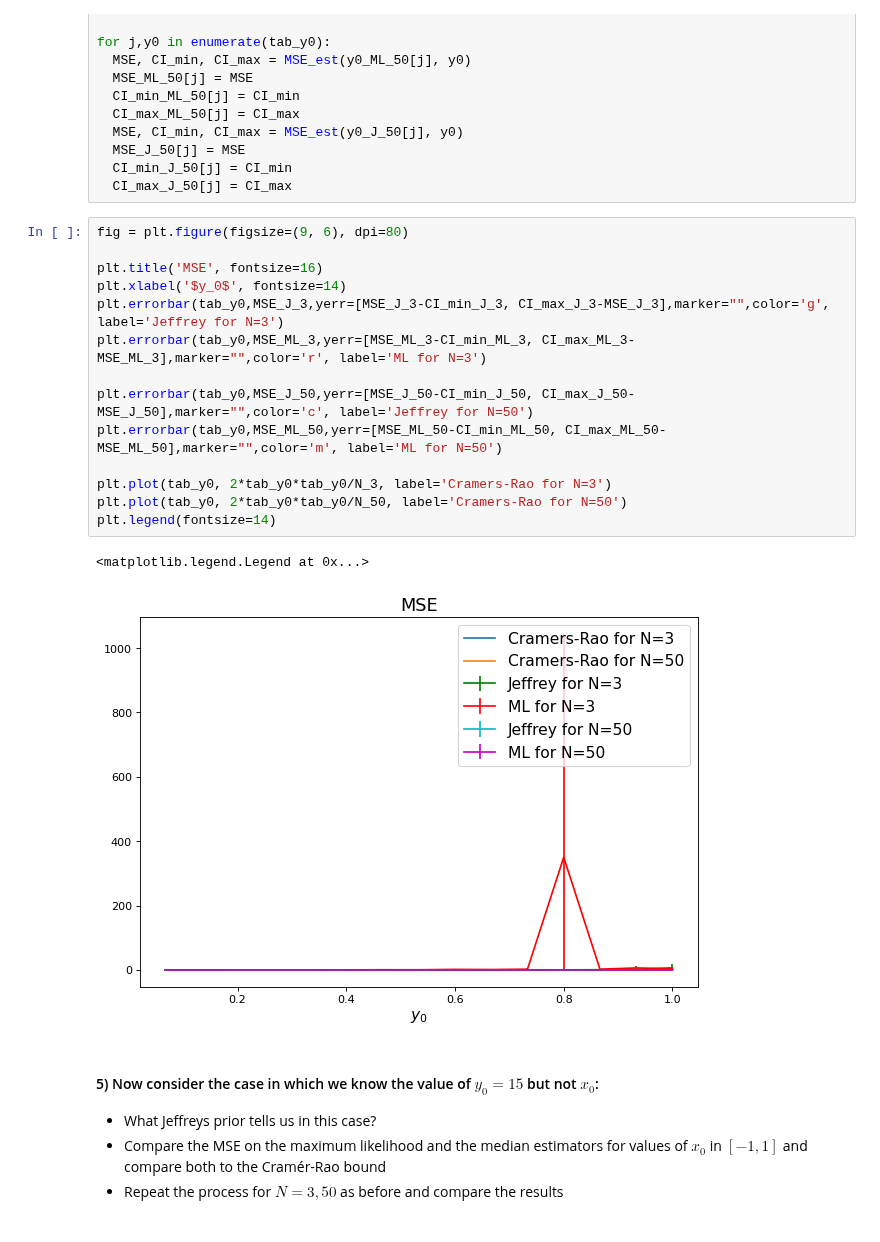
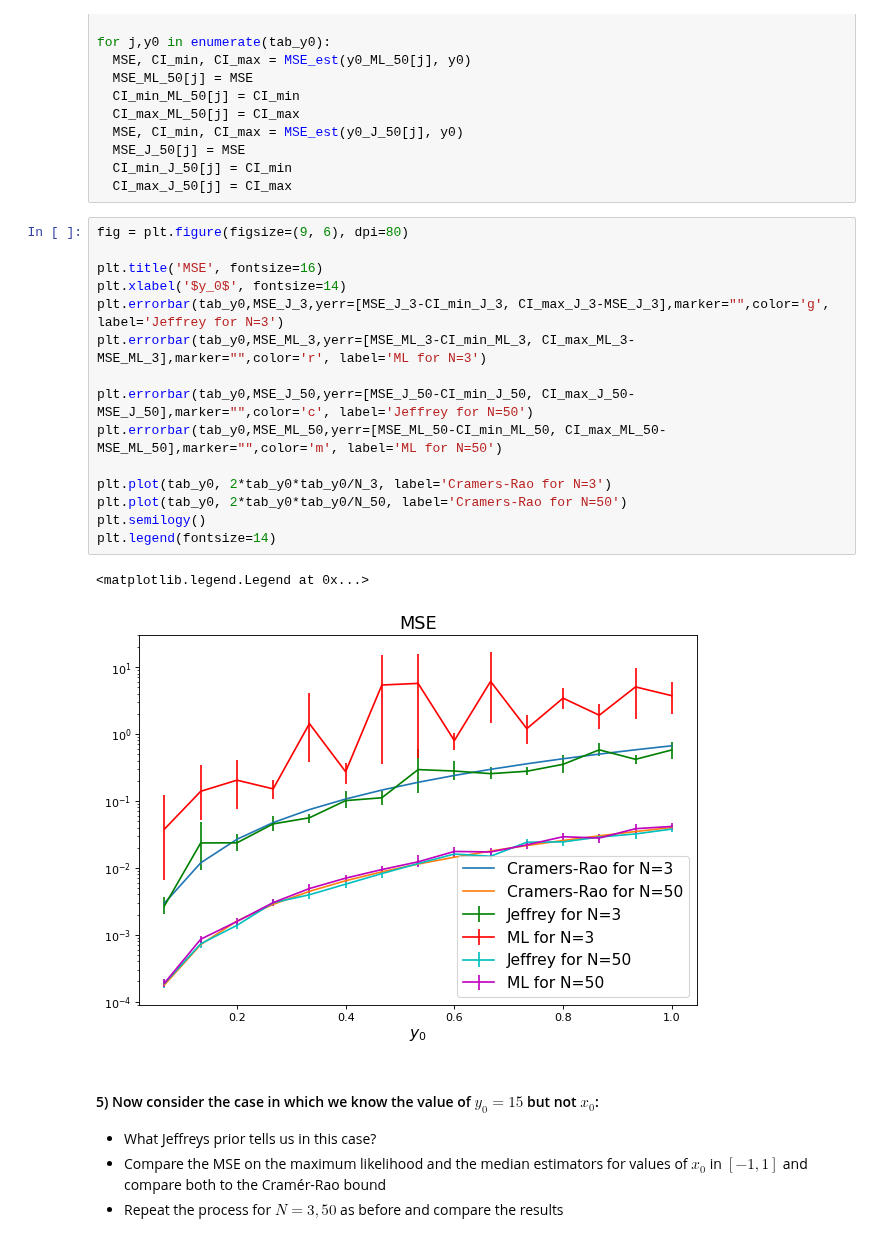
Before and after one commit to roduit/FundamentalLearningEPFL, a Jupyter notebook: TP2/FoIL_ex2_personal.ipynb, the cells around one changed output. Drawn from its saved outputs; the diff is of its cells as text.

```diff
--- a/TP2/FoIL_ex2_personal.ipynb
+++ b/TP2/FoIL_ex2_personal.ipynb
@@ -443,20 +443,21 @@ for j,y0 in enumerate(tab_y0):
 # %%
 fig = plt.figure(figsize=(9, 6), dpi=80)
 
 plt.title('MSE', fontsize=16)
 plt.xlabel('$y_0$', fontsize=14)
 plt.errorbar(tab_y0,MSE_J_3,yerr=[MSE_J_3-CI_min_J_3, CI_max_J_3-MSE_J_3],marker="",color='g', label='Jeffrey for N=3')
 plt.errorbar(tab_y0,MSE_ML_3,yerr=[MSE_ML_3-CI_min_ML_3, CI_max_ML_3-MSE_ML_3],marker="",color='r', label='ML for N=3')
 
 plt.errorbar(tab_y0,MSE_J_50,yerr=[MSE_J_50-CI_min_J_50, CI_max_J_50-MSE_J_50],marker="",color='c', label='Jeffrey for N=50')
 plt.errorbar(tab_y0,MSE_ML_50,yerr=[MSE_ML_50-CI_min_ML_50, CI_max_ML_50-MSE_ML_50],marker="",color='m', label='ML for N=50')
 
 plt.plot(tab_y0, 2*tab_y0*tab_y0/N_3, label='Cramers-Rao for N=3')
 plt.plot(tab_y0, 2*tab_y0*tab_y0/N_50, label='Cramers-Rao for N=50')
+plt.semilogy()
 plt.legend(fontsize=14)
 # %% [output]
 <matplotlib.legend.Legend at 0x...>
-[figure, old version]
+[figure, new version]
 # %% [markdown]
 #### 5) Now consider the case in which we know the value of $y_0=15$ but not $x_0$:
 
```
Also changed, not shown: parts of 15 cells of this notebook, 5 other files.
